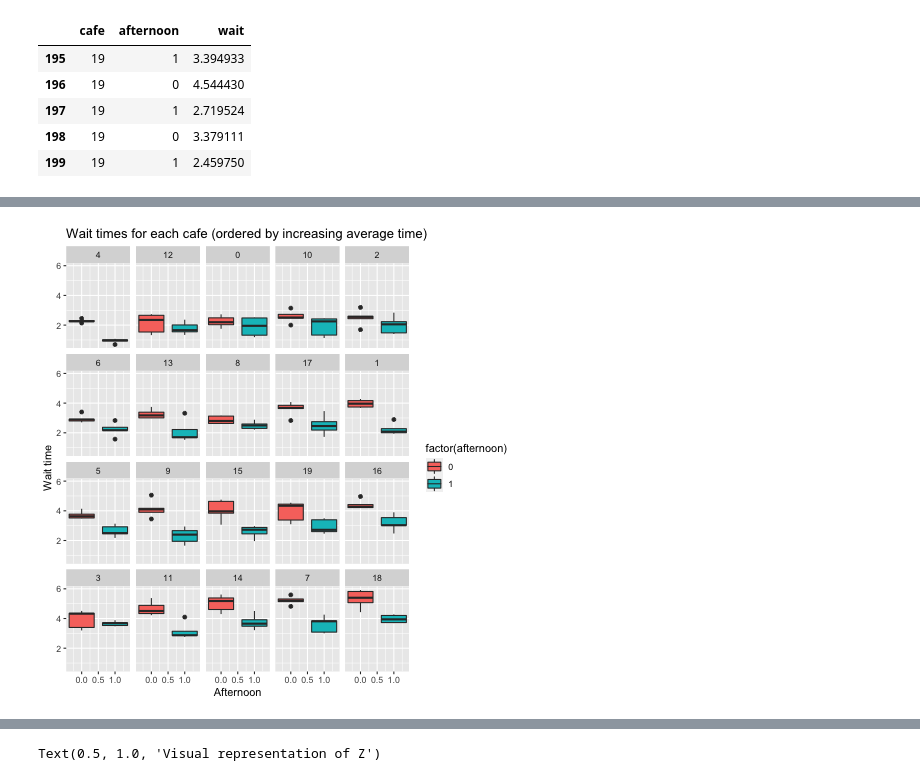
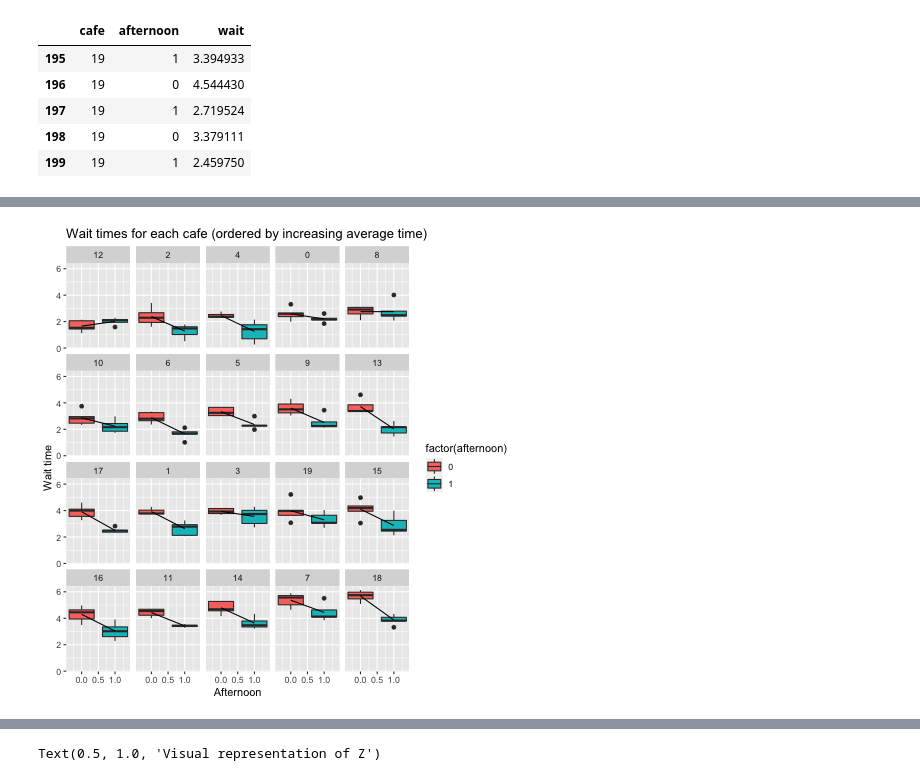
Before and after one commit to benslack19/stats_rethinking, a Jupyter notebook: blog_entries/mixed_effects_freqvsbayes_cafes.ipynb, the cells around one changed output, grey strips where cells are left out. Saved outputs shown, nothing was run; the diff lists cells and outputs as text; code cells hidden in the pictures.

```diff
--- a/blog_entries/mixed_effects_freqvsbayes_cafes.ipynb
+++ b/blog_entries/mixed_effects_freqvsbayes_cafes.ipynb
@@ -108,24 +119,26 @@ Let's plot the raw data and see how the effect of afternoon influences wait time
 # %%
 %%R -i df_cafes
 
 # credit to TJ Mahr for a template of this code
 xlab <- "Afternoon"
 ylab <- "Wait time"
 titlelab <- "Wait times for each cafe (ordered by increasing average time)"
 
-# order by increasing average wait time
+# order by increasing average morning wait time (intercept only)
 cafe_ordered_by_avgwaittime <- df_cafes %>%
+              filter(afternoon==0) %>%
               group_by(cafe) %>%
               summarize(mean = mean(wait)) %>%
               arrange(mean)
 
 # Turn the gear column from a numeric in a factor with a certain order
 df_cafes$cafe <- factor(df_cafes$cafe, levels=cafe_ordered_by_avgwaittime$cafe)
 
 ggplot(df_cafes) +
   aes(x = afternoon, y = wait) +
   geom_boxplot(aes(fill=factor(afternoon))) +
+  stat_summary(fun.y="mean", geom="line") +
   facet_wrap("cafe") +
   labs(x = xlab, y = ylab, title=titlelab)
 # %% [output]
-[figure, old version]
+[figure, new version]
```
Also changed, not shown: parts of 24 cells of this notebook.
